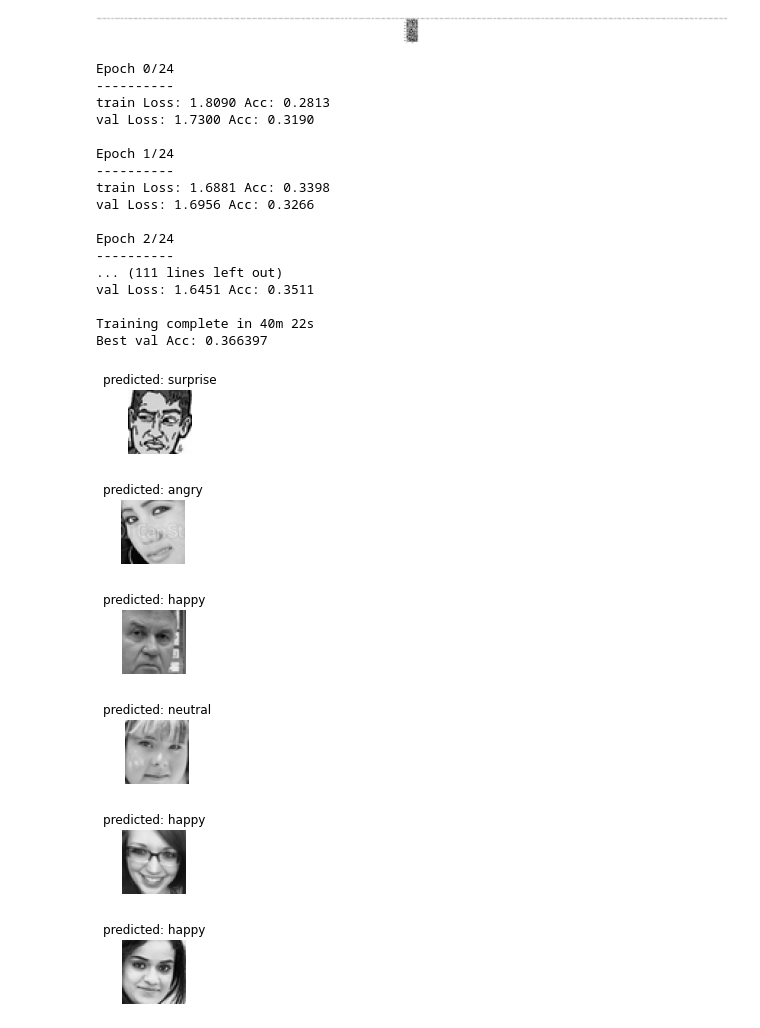
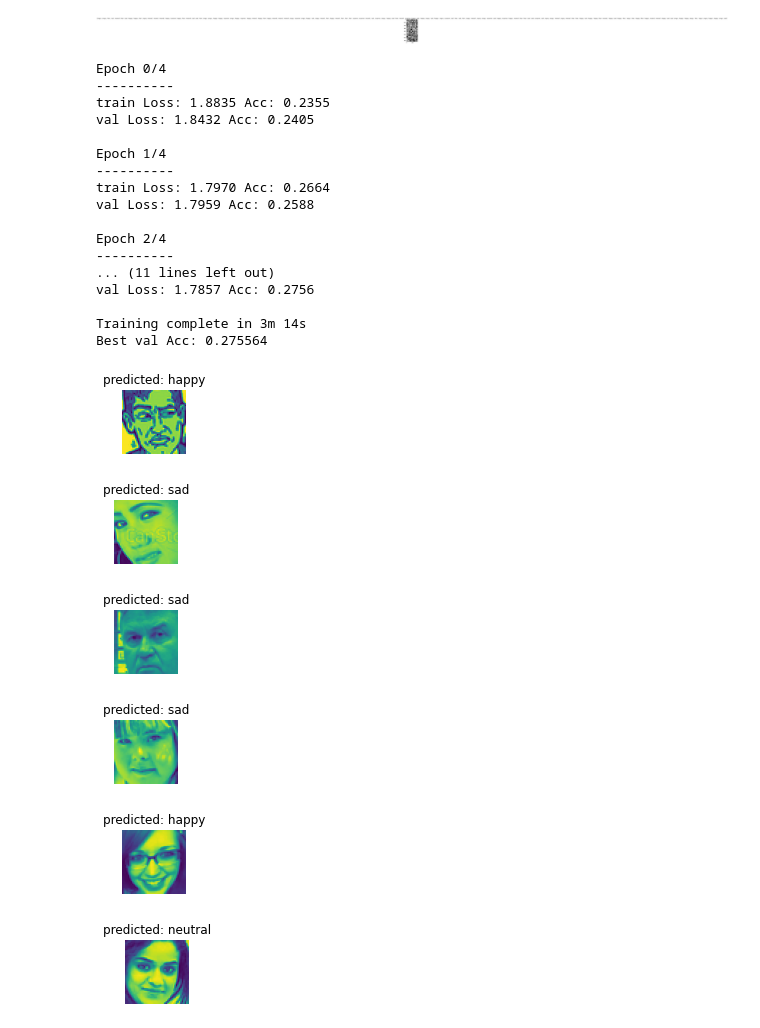
Before and after one commit to Aydens01/emotion-detection, a Jupyter notebook: fer13.ipynb, the cells around one changed output. Saved outputs shown, nothing was run; the diff lists cells and outputs as text; code cells hidden in the pictures.

```diff
--- a/fer13.ipynb
+++ b/fer13.ipynb
@@ -114,6 +115,9 @@ def train_model(model, criterion, optimizer, scheduler, num_epochs=25):
 
             # Iterate over data.
             for inputs, labels in dataloaders[phase]:
+
+                labels = labels.type(torch.LongTensor)
+
                 inputs = inputs.to(device)
                 labels = labels.to(device)
 
@@ -186,56 +190,60 @@ def visualize_model(model, num_images=6):
                     return
         model.train(mode=was_training)
 # %%
-model_conv = models.resnet18(pretrained=True)
-for param in model_conv.parameters():
+model_gray = models.resnet18(pretrained=True)
+w = torch.zeros((64, 1, 7, 7))
+nn.init.kaiming_uniform_(w, a=math.sqrt(5))
+model_gray.conv1.weight.data = w
+
+for param in model_gray.parameters():
     param.requires_grad = False
 
 # Parameters of newly constructed modules have requires_grad=True by default
-num_ftrs = model_conv.fc.in_features
-model_conv.fc = nn.Linear(num_ftrs, len(class_names))
+num_ftrs = model_gray.fc.in_features
+model_gray.fc = nn.Linear(num_ftrs, len(class_names))
 
-model_conv = model_conv.to(device)
+model_gray = model_gray.to(device)
 
 criterion = nn.CrossEntropyLoss()
 
 # Observe that only parameters of final layer are being optimized as
 # opposed to before.
-optimizer_conv = optim.SGD(model_conv.fc.parameters(), lr=0.001, momentum=0.9)
+optimizer_conv = optim.SGD(model_gray.fc.parameters(), lr=0.001, momentum=0.9)
 
 # Decay LR by a factor of 0.1 every 7 epochs
 exp_lr_scheduler = optim.lr_scheduler.StepLR(optimizer_conv, step_size=7, gamma=0.1)
 # %%
-model_conv = train_model(
-    model_conv,
+model_gray = train_model(
+    model_gray,
     criterion,
     optimizer_conv,
     exp_lr_scheduler,
-    num_epochs=25
+    num_epochs=5
 )
 # %% [output]
-Epoch 0/24
+Epoch 0/4
 ----------
-train Loss: 1.8090 Acc: 0.2813
-val Loss: 1.7300 Acc: 0.3190
+train Loss: 1.8835 Acc: 0.2355
+val Loss: 1.8432 Acc: 0.2405
 
-Epoch 1/24
+Epoch 1/4
 ----------
-train Loss: 1.6881 Acc: 0.3398
-val Loss: 1.6956 Acc: 0.3266
+train Loss: 1.7970 Acc: 0.2664
+val Loss: 1.7959 Acc: 0.2588
 
-Epoch 2/24
+Epoch 2/4
 ----------
-... (111 lines left out)
-val Loss: 1.6451 Acc: 0.3511
+... (11 lines left out)
+val Loss: 1.7857 Acc: 0.2756
 
-Training complete in 40m 22s
-Best val Acc: 0.366397
+Training complete in 3m 14s
+Best val Acc: 0.275564
 # %%
-visualize_model(model_conv)
+visualize_model(model_gray)
 # %% [output]
-[figure, old version]
+[figure, new version]
-[figure, old version]
+[figure, new version]
-[figure, old version]
+[figure, new version]
-[figure, old version]
+[figure, new version]
-[figure, old version]
+[figure, new version]
-[figure, old version]
+[figure, new version]
```
Also changed, not shown: parts of 1 cell of this notebook, 1 other file.
